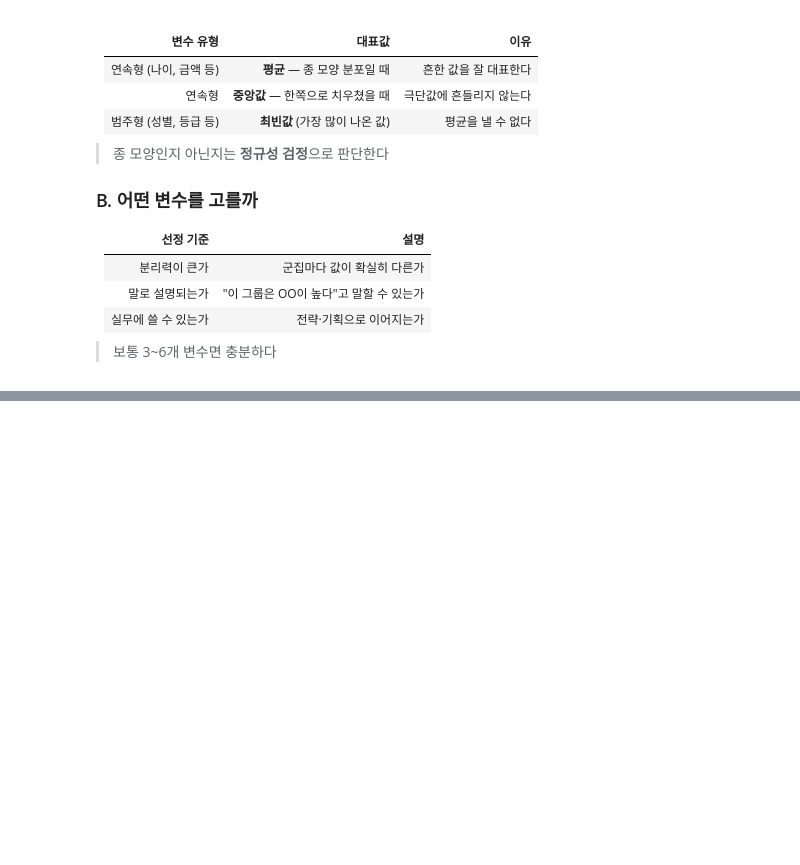
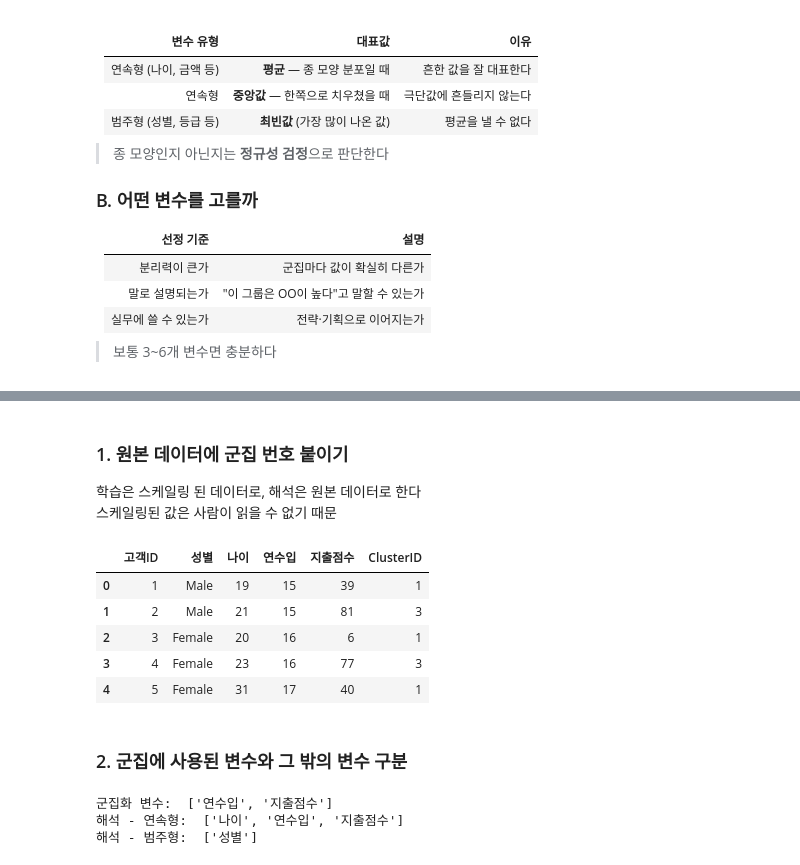
Before and after one commit to choi-yeonju/Python-Basics, a Jupyter notebook: [LAB-02] 비지도 학습/[LAB-02] 비지도 학습ㅣ04-페르소나 분석(실습코드) yeonju.ipynb, the cells around one changed output, grey strips where cells are left out. Saved outputs shown, nothing was run; the diff lists cells and outputs as text; code cells hidden in the pictures; blank space fills up the shorter version.

```diff
--- a/[LAB-02] 비지도 학습/[LAB-02] 비지도 학습ㅣ04-페르소나 분석(실습코드) yeonju.ipynb
+++ b/[LAB-02] 비지도 학습/[LAB-02] 비지도 학습ㅣ04-페르소나 분석(실습코드) yeonju.ipynb
@@ -315,0 +273,32 @@ my_plot.scatterplot(data=vdf, x="연수입", y="지출점수", hue="ClusterID",
+# %% [markdown]
+### 1. 원본 데이터에 군집 번호 붙이기
+학습은 스케일링 된 데이터로, 해석은 원본 데이터로 한다 \
+스케일링된 값은 사람이 읽을 수 없기 때문
+# %%
+pdf = origin.copy()
+pdf["ClusterID"] = estimator.labels_
+pdf.head()
+# %% [output]
+|  | 고객ID | 성별 | 나이 | 연수입 | 지출점수 | ClusterID |
+| 0 | 1 | Male | 19 | 15 | 39 | 1 |
+| 1 | 2 | Male | 21 | 15 | 81 | 3 |
+| 2 | 3 | Female | 20 | 16 | 6 | 1 |
+| 3 | 4 | Female | 23 | 16 | 77 | 3 |
+| 4 | 5 | Female | 31 | 17 | 40 | 1 |
+# %% [markdown]
+### 2. 군집에 사용된 변수와 그 밖의 변수 구분
+# %%
+# 군집을 만든 변수 (거리 계산에 사용)
+cluster_columns = list(df.columns)
+
+# 군집을 설명할 변수 (군집화에 쓰지 않은 나이, 성별도 포함한다)
+num_columns = ["나이"] + cluster_columns
+cat_columns = my_qtcheck.get_categorical_column_names(origin)
+
+print("군집화 변수: ", cluster_columns)
+print("해석 - 연속형: ", num_columns)
+print("해석 - 범주형: ", cat_columns)
+# %% [output]
+군집화 변수:  ['연수입', '지출점수']
+해석 - 연속형:  ['나이', '연수입', '지출점수']
+해석 - 범주형:  ['성별']
```
Also changed, not shown: parts of 15 cells of this notebook, 16 other files.
